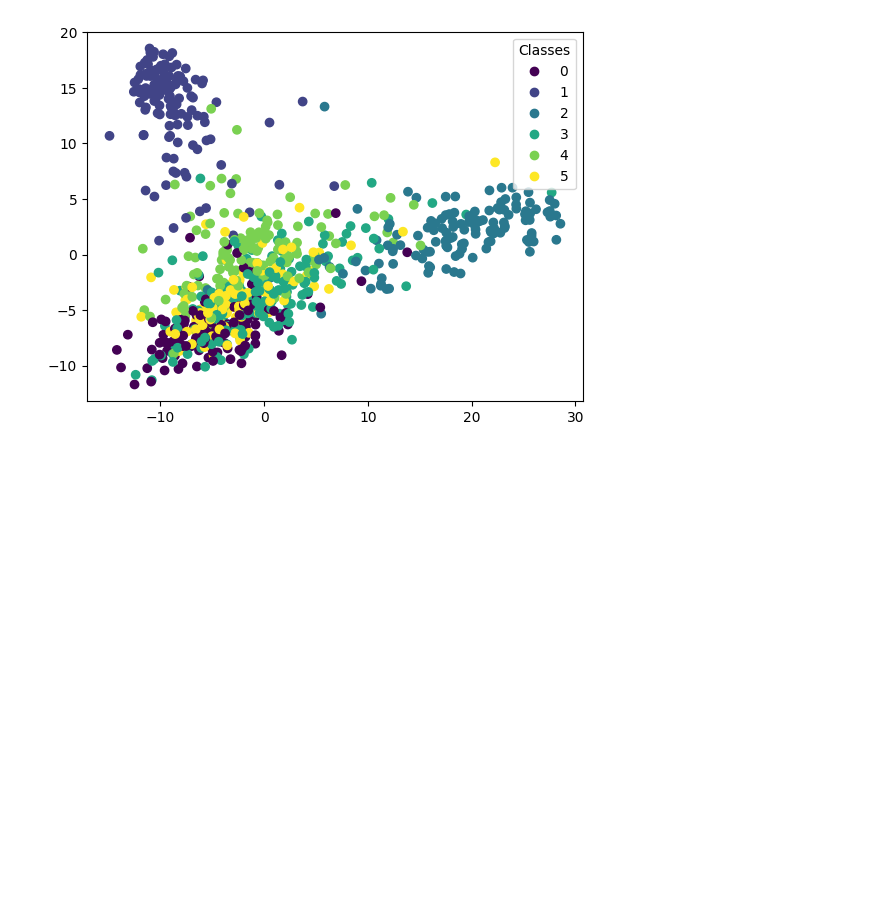
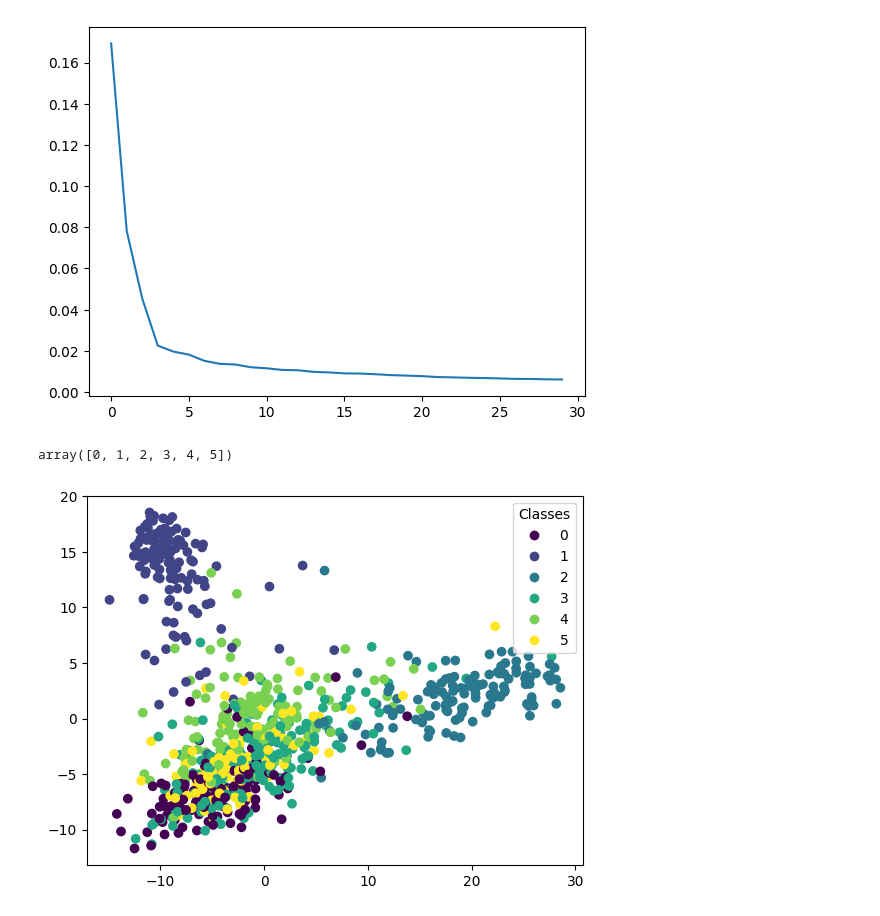
Before and after one commit to gjoelbye/GoogleBrainCaptureHackathon, a Jupyter notebook: model_test.ipynb, the cells around one changed output. Drawn from its saved outputs; the diff is of its cells as text; code cells hidden in the pictures; blank space fills up the shorter version.

```diff
--- a/model_test.ipynb
+++ b/model_test.ipynb
@@ -70,3 +74,14 @@ plt.show()
+# %%
+# Explained variance plot
+fig, ax = plt.subplots()
+ax.plot(pca.explained_variance_ratio_)
+plt.show()
+# %% [output]
+[figure, added]
+# %%
+np.unique(y_data)
+# %% [output]
+array([0, 1, 2, 3, 4, 5])
 # %%
 device = torch.device("cuda" if torch.cuda.is_available() else "cpu")
 
```
Also changed, not shown: parts of 9 cells of this notebook.
